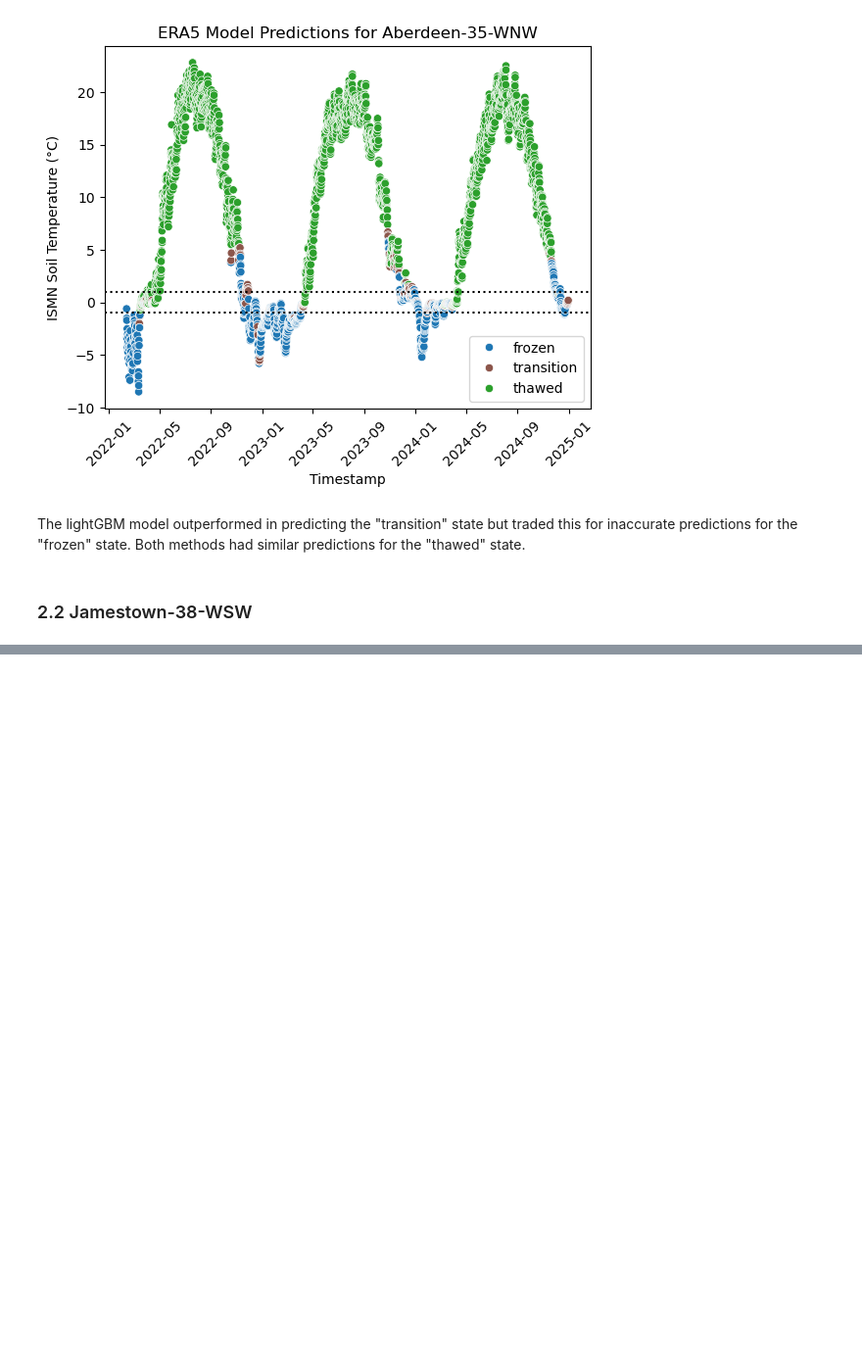
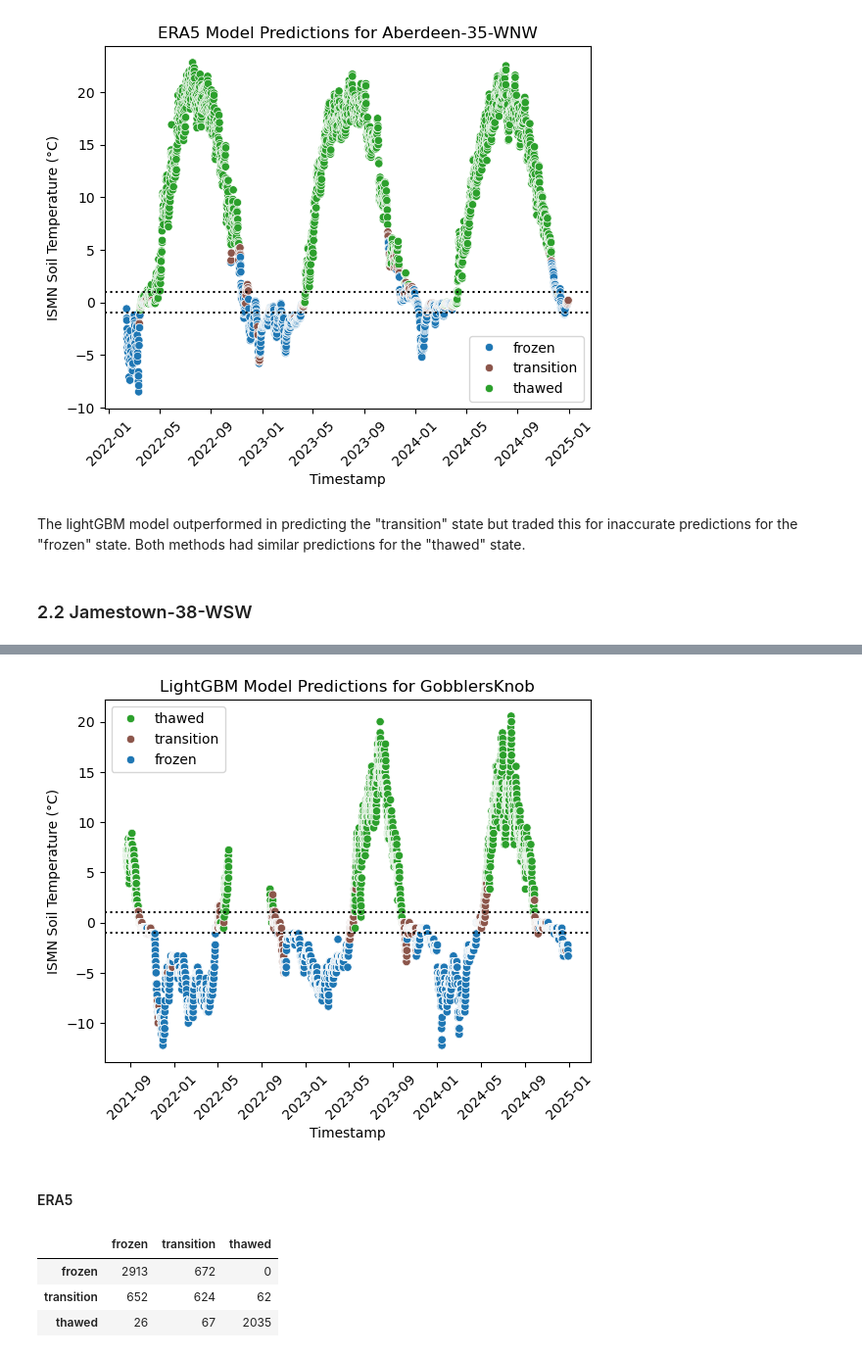
Before and after one commit to gerezk/freeze-thaw-soil-prediction, a Jupyter notebook: notebooks/model_vs_ERA5.ipynb, the cells around one changed output, grey strips where cells are left out. Shown at 98% size. Drawn from its saved outputs; the diff is of its cells as text; code cells hidden in the pictures; blank space fills up the shorter version.

```diff
--- a/notebooks/model_vs_ERA5.ipynb
+++ b/notebooks/model_vs_ERA5.ipynb
@@ -209,0 +268,13 @@ result_df_era5.loc[len(result_df_era5)] = [StationName.ABERDEEN,
+# %%
+gobblers_knob_results = process_one_station(StationName.GOBBLERS_KNOB, train_size=train_size, label_map=label_map)
+
+result_df_ascat.loc[len(result_df_ascat)] = [StationName.GOBBLERS_KNOB,
+                                             gobblers_knob_results.lgb_results.macro_f1,
+                                             gobblers_knob_results.lgb_results.transition_f1]
+result_df_era5.loc[len(result_df_era5)] = [StationName.GOBBLERS_KNOB,
+                                           gobblers_knob_results.era5_results.macro_f1,
+                                           gobblers_knob_results.era5_results.transition_f1]
+
+gobblers_knob_plot_df = create_plot_df(gobblers_knob_results.ismn_data,
+                                       gobblers_knob_results.lgb_results.y_pred,
+                                       gobblers_knob_results.era5_results.y_pred)
@@ -209,0 +290,13 @@ result_df_era5.loc[len(result_df_era5)] = [StationName.ABERDEEN,
+# %%
+axes = plot_predictions(gobblers_knob_plot_df, StationName.GOBBLERS_KNOB, method="lgb_pred")
+# %% [output]
+[figure, added]
+# %% [markdown]
+#### ERA5
+# %%
+formatted_cm(gobblers_knob_results.y_true, gobblers_knob_results.era5_results.y_pred, c.CLASSES)
+# %% [output]
+|  | frozen | transition | thawed |
+| frozen | 2913 | 672 | 0 |
+| transition | 652 | 624 | 62 |
+| thawed | 26 | 67 | 2035 |
```
Also changed, not shown: parts of 80 cells of this notebook.
